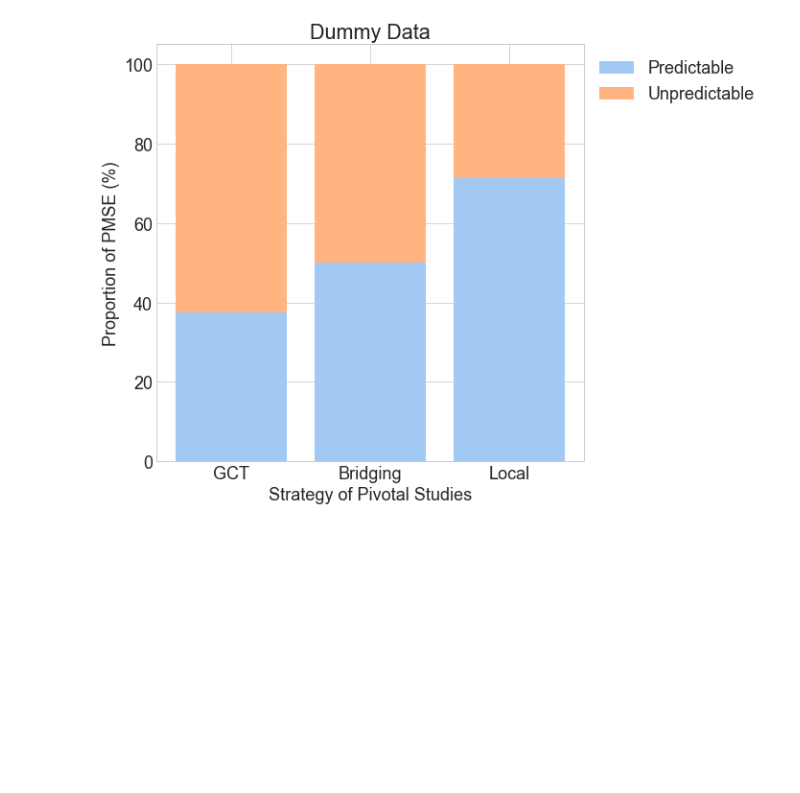
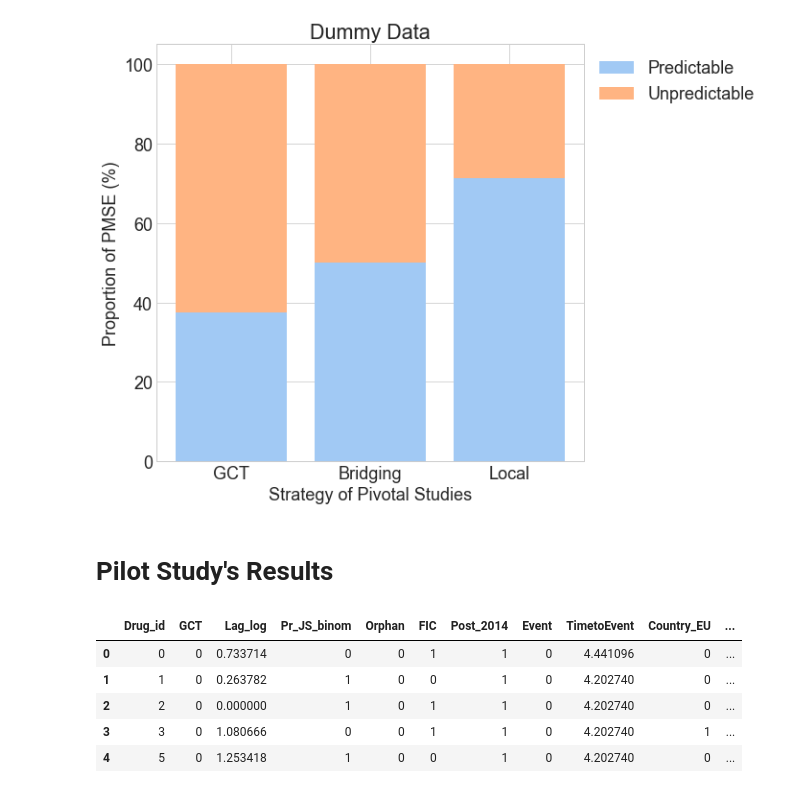
Before and after one commit to Chocolat0517K/Pharmaceutical_Data_Analysis, a Jupyter notebook: results_images.ipynb, the cells around one changed output. Drawn from its saved outputs; the diff is of its cells as text; code cells hidden in the pictures; blank space fills up the shorter version.

```diff
--- a/results_images.ipynb
+++ b/results_images.ipynb
@@ -83,3 +85,16 @@ plt.legend(norm_data.index,
 plt.show();
 # %% [output]
 [figure]
+# %% [markdown]
+# Pilot Study's Results
+# %%
+# import dataset
+ps = pd.read_csv('calculate_ps.csv')
+ps.head()
+# %% [output]
+|  | Drug_id | GCT | Lag_log | Pr_JS_binom | Orphan | FIC | Post_2014 | Event | TimetoEvent | Country_EU | ... |
+| 0 | 0 | 0 | 0.733714 | 0 | 0 | 1 | 1 | 0 | 4.441096 | 0 | ... |
+| 1 | 1 | 0 | 0.263782 | 1 | 0 | 0 | 1 | 0 | 4.202740 | 0 | ... |
+| 2 | 2 | 0 | 0.000000 | 1 | 0 | 1 | 1 | 0 | 4.202740 | 0 | ... |
+| 3 | 3 | 0 | 1.080666 | 0 | 0 | 1 | 1 | 0 | 4.202740 | 1 | ... |
+| 4 | 5 | 0 | 1.253418 | 1 | 0 | 0 | 1 | 0 | 4.202740 | 0 | ... |
```
Also changed, not shown: parts of 5 cells of this notebook, 1 other file.
